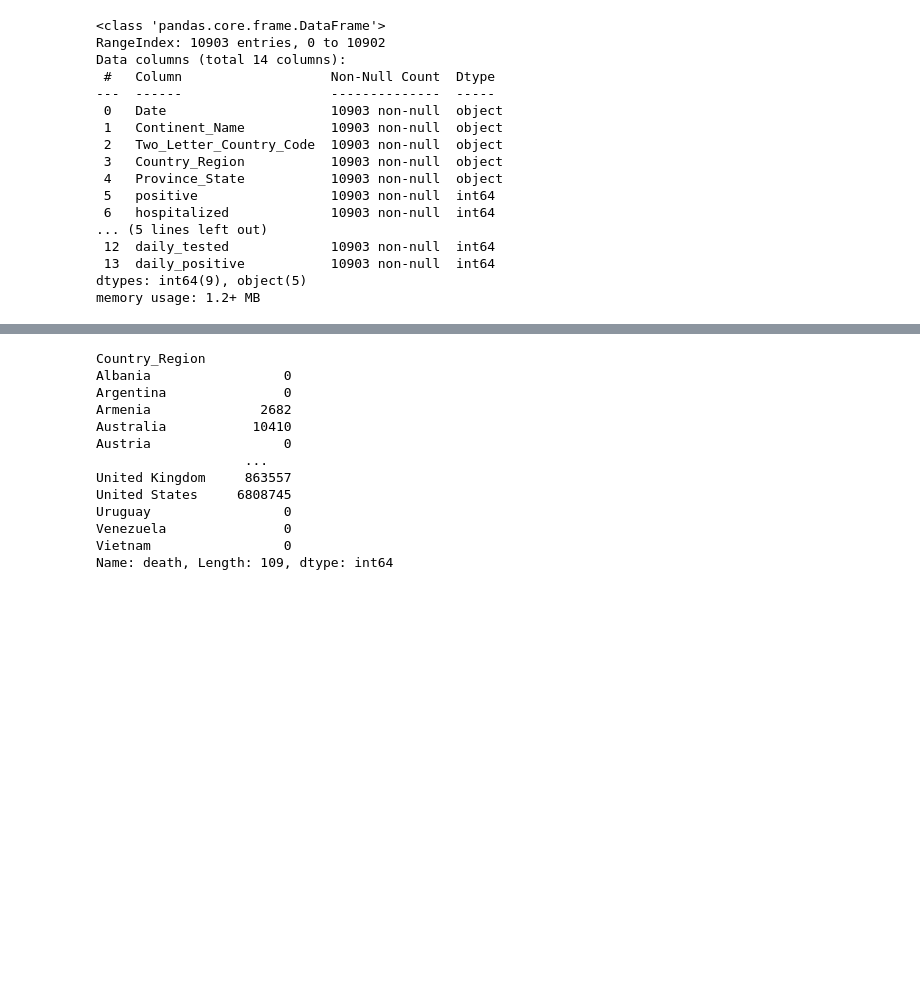
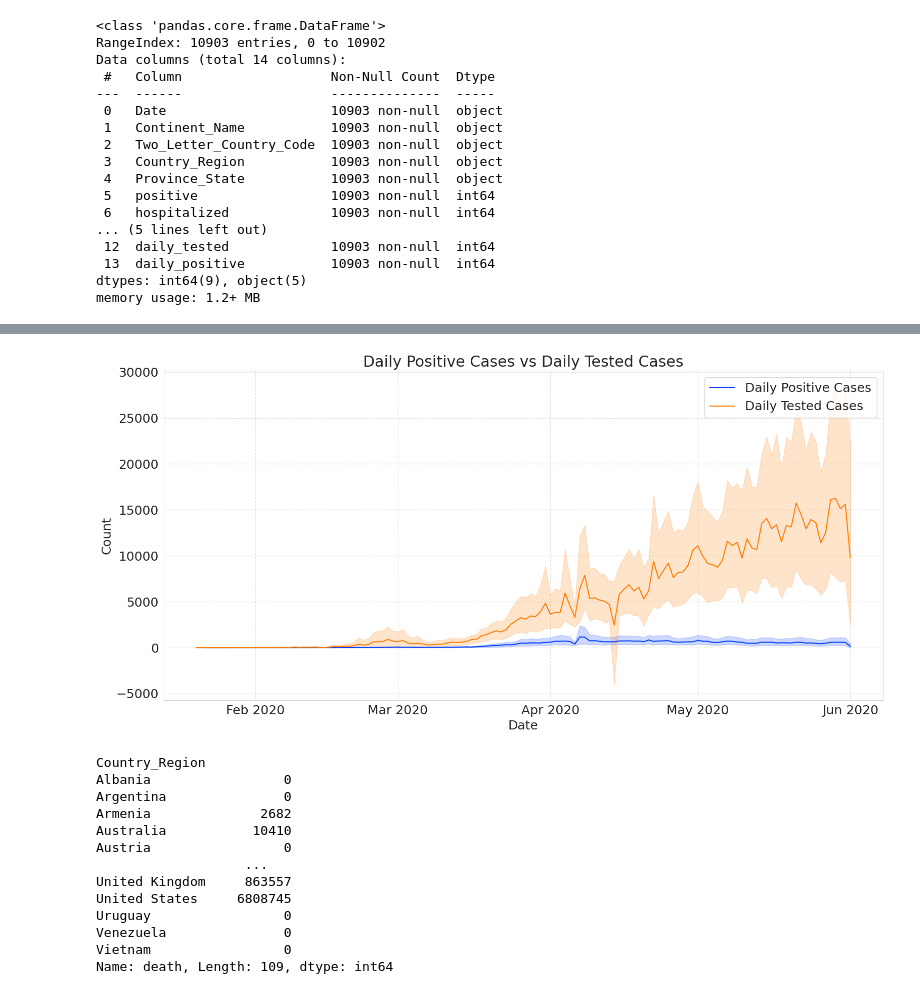
Before and after one commit to Desmyk/PYDATA, a Jupyter notebook: Capstoneedit.ipynb, the cells around one changed output, grey strips where cells are left out. Drawn from its saved outputs; the diff is of its cells as text; code cells hidden in the pictures; blank space fills up the shorter version.

```diff
--- a/Capstoneedit.ipynb
+++ b/Capstoneedit.ipynb
@@ -103,3 +152,36 @@ memory usage: 1.2+ MB
+# %%
+import matplotlib.dates as mdates
+
+# Convert the "Date" column to a datetime format
+data["Date"] = pd.to_datetime(data["Date"])
+
+# Create a figure with two subplots
+fig, ax = plt.subplots(figsize=(16, 8))
+
+# Plot the daily positive cases and daily tested cases
+sns.lineplot(data=data, x="Date", y="daily_positive", label="Daily Positive Cases", ax=ax)
+sns.lineplot(data=data, x="Date", y="daily_tested", label="Daily Tested Cases", ax=ax)
+
+# Format the x-axis to show all months
+ax.xaxis.set_major_locator(mdates.MonthLocator())
+ax.xaxis.set_major_formatter(mdates.DateFormatter("%b %Y"))
+
+# Add gridlines
+ax.grid(True, linestyle='--', linewidth=1, alpha=0.5)
+
+# Add labels and title
+ax.set_xlabel("Date")
+ax.set_ylabel("Count")
+ax.set_title("Daily Positive Cases vs Daily Tested Cases")
+
+# Add legend
+plt.legend()
+
+# Show the plot
+plt.tight_layout()
+plt.show()
+# %% [output]
+[figure, added]
 # %%
 # find total deaths by Country_Region
 
```
Also changed, not shown: parts of 19 cells of this notebook.
